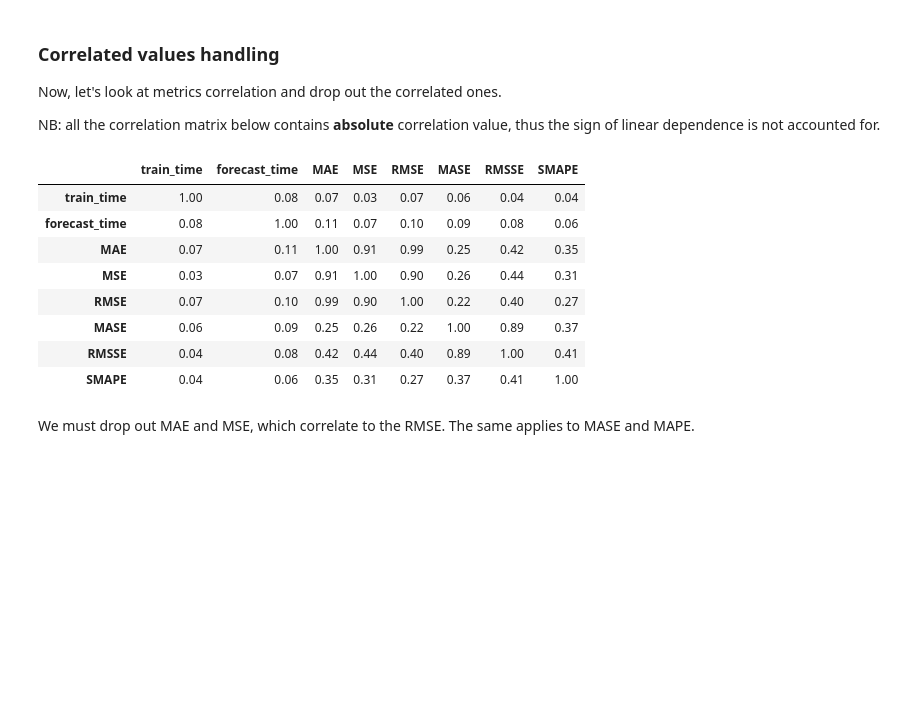
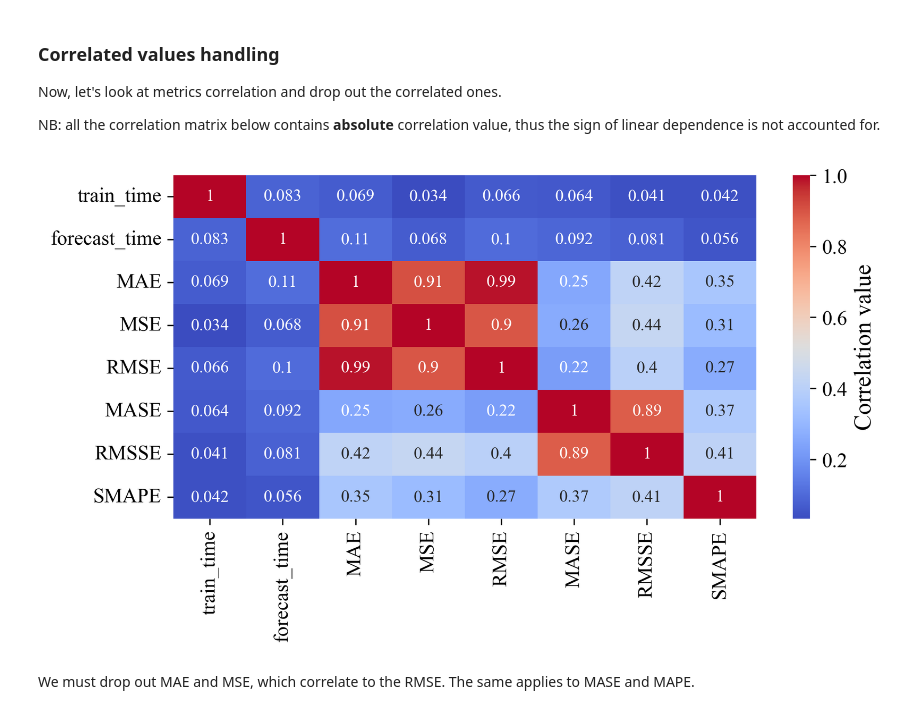
Before and after one commit to rntprch/ML-Project-Team-9-MetaLearning, a Jupyter notebook: preprocess.ipynb, the cells around one changed output. Drawn from its saved outputs; the diff is of its cells as text; code cells hidden in the pictures; blank space fills up the shorter version.

Commit message:
Figures final changes

```diff
--- a/preprocess.ipynb
+++ b/preprocess.ipynb
@@ -7,7 +7,10 @@ import seaborn as sns
 plt.rcParams["font.family"] = "Times New Roman"
 plt.rcParams["axes.titlesize"] = 18
 plt.rcParams["axes.labelsize"] = 14
+plt.rcParams["xtick.labelsize"] = 12
+plt.rcParams["ytick.labelsize"] = 12
 plt.rcParams["legend.fontsize"] = 14
 plt.rcParams["axes.linewidth"] = 1
 plt.rcParams["figure.dpi"] = 300
 plt.rcParams["grid.linewidth"] = 1
+plt.rcParams.keys()
@@ -293,17 +314,15 @@ Now, let's look at metrics correlation and drop out the correlated ones.
 NB: all the correlation matrix below contains **absolute** correlation value, thus the sign of linear dependence is not accounted for.
 # %%
 metrics = data.select_dtypes(include=np.number).columns.tolist()
-np.abs(data[metrics].corr()).style.format("{:.2f}").background_gradient(cmap='Reds', high=1.01)
+fig = plt.figure(figsize=(6.75, 4))
+fig.subplots_adjust(left=0.15, right=1.03, bottom=0.25, top=0.95)
+sns.heatmap(data[metrics].corr(), annot=True, cmap='coolwarm',
+            cbar_kws={'label':'Correlation value'})
+
+plt.show()
+fig.savefig('./output/initial_corr.pdf')
 # %% [output]
-|  | train_time | forecast_time | MAE | MSE | RMSE | MASE | RMSSE | SMAPE |
-| train_time | 1.00 | 0.08 | 0.07 | 0.03 | 0.07 | 0.06 | 0.04 | 0.04 |
-| forecast_time | 0.08 | 1.00 | 0.11 | 0.07 | 0.10 | 0.09 | 0.08 | 0.06 |
-| MAE | 0.07 | 0.11 | 1.00 | 0.91 | 0.99 | 0.25 | 0.42 | 0.35 |
-| MSE | 0.03 | 0.07 | 0.91 | 1.00 | 0.90 | 0.26 | 0.44 | 0.31 |
-| RMSE | 0.07 | 0.10 | 0.99 | 0.90 | 1.00 | 0.22 | 0.40 | 0.27 |
-| MASE | 0.06 | 0.09 | 0.25 | 0.26 | 0.22 | 1.00 | 0.89 | 0.37 |
-| RMSSE | 0.04 | 0.08 | 0.42 | 0.44 | 0.40 | 0.89 | 1.00 | 0.41 |
-| SMAPE | 0.04 | 0.06 | 0.35 | 0.31 | 0.27 | 0.37 | 0.41 | 1.00 |
+[figure, added]
 # %% [markdown]
 We must drop out MAE and MSE, which correlate to the RMSE. The same applies to MASE and MAPE.
 # %%
```
Also changed, not shown: parts of 2 cells of this notebook, 11 other files.
